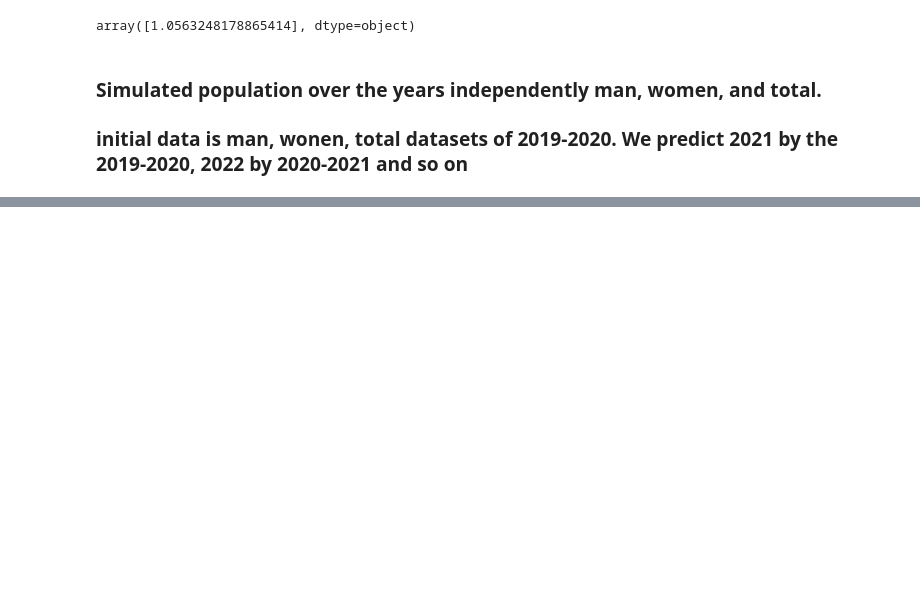
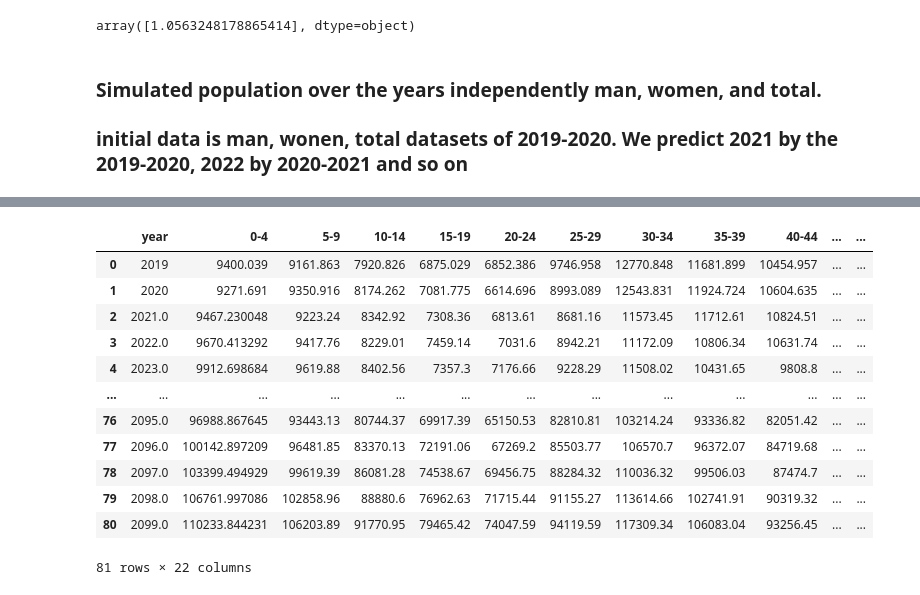
Before and after one commit to AAYamoldin/TrainingPrograms, a Jupyter notebook: Python/ITMO_Discrete_modeling/lab1/population_modeling.ipynb, the cells around one changed output, grey strips where cells are left out. Saved outputs shown, nothing was run; the diff lists cells and outputs as text; code cells hidden in the pictures; blank space fills up the shorter version.

```diff
--- a/Python/ITMO_Discrete_modeling/lab1/population_modeling.ipynb
+++ b/Python/ITMO_Discrete_modeling/lab1/population_modeling.ipynb
@@ -239,0 +208,18 @@ NameError: name 'newborn' is not defined
+# %%
+total = women.iloc[:, 1:] + men.iloc[:, 1:]
+total.insert(0, "year", women['year'])
+total
+# %% [output]
+|  | year | 0-4 | 5-9 | 10-14 | 15-19 | 20-24 | 25-29 | 30-34 | 35-39 | 40-44 | ... | ... |
+| 0 | 2019 | 9400.039 | 9161.863 | 7920.826 | 6875.029 | 6852.386 | 9746.958 | 12770.848 | 11681.899 | 10454.957 | ... | ... |
+| 1 | 2020 | 9271.691 | 9350.916 | 8174.262 | 7081.775 | 6614.696 | 8993.089 | 12543.831 | 11924.724 | 10604.635 | ... | ... |
+| 2 | 2021.0 | 9467.230048 | 9223.24 | 8342.92 | 7308.36 | 6813.61 | 8681.16 | 11573.45 | 11712.61 | 10824.51 | ... | ... |
+| 3 | 2022.0 | 9670.413292 | 9417.76 | 8229.01 | 7459.14 | 7031.6 | 8942.21 | 11172.09 | 10806.34 | 10631.74 | ... | ... |
+| 4 | 2023.0 | 9912.698684 | 9619.88 | 8402.56 | 7357.3 | 7176.66 | 9228.29 | 11508.02 | 10431.65 | 9808.8 | ... | ... |
+| ... | ... | ... | ... | ... | ... | ... | ... | ... | ... | ... | ... | ... |
+| 76 | 2095.0 | 96988.867645 | 93443.13 | 80744.37 | 69917.39 | 65150.53 | 82810.81 | 103214.24 | 93336.82 | 82051.42 | ... | ... |
+| 77 | 2096.0 | 100142.897209 | 96481.85 | 83370.13 | 72191.06 | 67269.2 | 85503.77 | 106570.7 | 96372.07 | 84719.68 | ... | ... |
+| 78 | 2097.0 | 103399.494929 | 99619.39 | 86081.28 | 74538.67 | 69456.75 | 88284.32 | 110036.32 | 99506.03 | 87474.7 | ... | ... |
+| 79 | 2098.0 | 106761.997086 | 102858.96 | 88880.6 | 76962.63 | 71715.44 | 91155.27 | 113614.66 | 102741.91 | 90319.32 | ... | ... |
+| 80 | 2099.0 | 110233.844231 | 106203.89 | 91770.95 | 79465.42 | 74047.59 | 94119.59 | 117309.34 | 106083.04 | 93256.45 | ... | ... |
+81 rows × 22 columns
```
Also changed, not shown: parts of 13 cells of this notebook.
